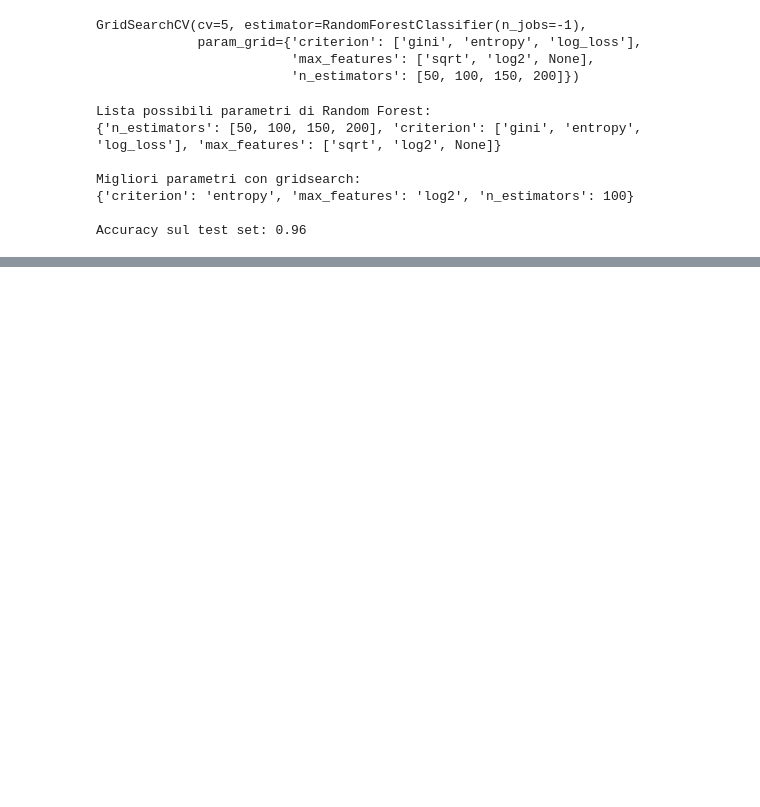
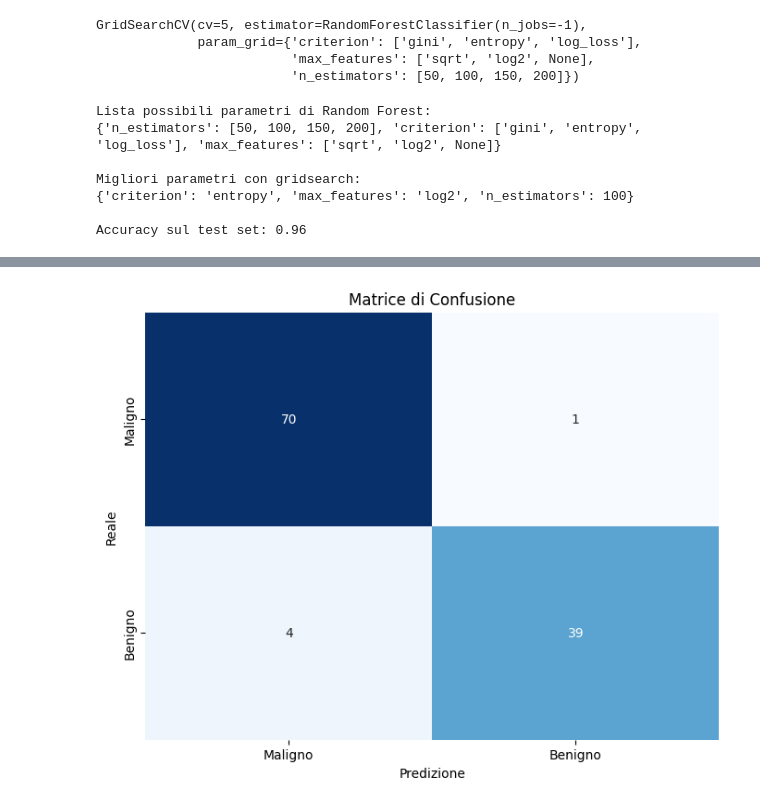
Before and after one commit to StefoXCaffeine/ML-BreastCancerDetection, a Jupyter notebook: breastCancerDetection.ipynb, the cells around one changed output, grey strips where cells are left out. Drawn from its saved outputs; the diff is of its cells as text; code cells hidden in the pictures; blank space fills up the shorter version.

```diff
--- a/breastCancerDetection.ipynb
+++ b/breastCancerDetection.ipynb
@@ -120,0 +124,17 @@ Accuracy sul test set: 0.96
+# %%
+# Visualizzazione dei risultati del classificatore
+from sklearn.metrics import confusion_matrix, classification_report, roc_curve, auc
+
+# Matrice di confusione
+y_pred = rfc.predict(X_test)
+cm = confusion_matrix(y_test, y_pred)
+
+plt.figure(figsize=(8, 6))
+sns.heatmap(cm, annot=True, fmt='d', cmap='Blues', cbar=False,
+            xticklabels=['Maligno', 'Benigno'], yticklabels=['Maligno', 'Benigno'])
+plt.xlabel('Predizione')
+plt.ylabel('Reale')
+plt.title('Matrice di Confusione')
+plt.show()
+# %% [output]
+[figure, added]
```
Also changed, not shown: parts of 3 cells of this notebook.
